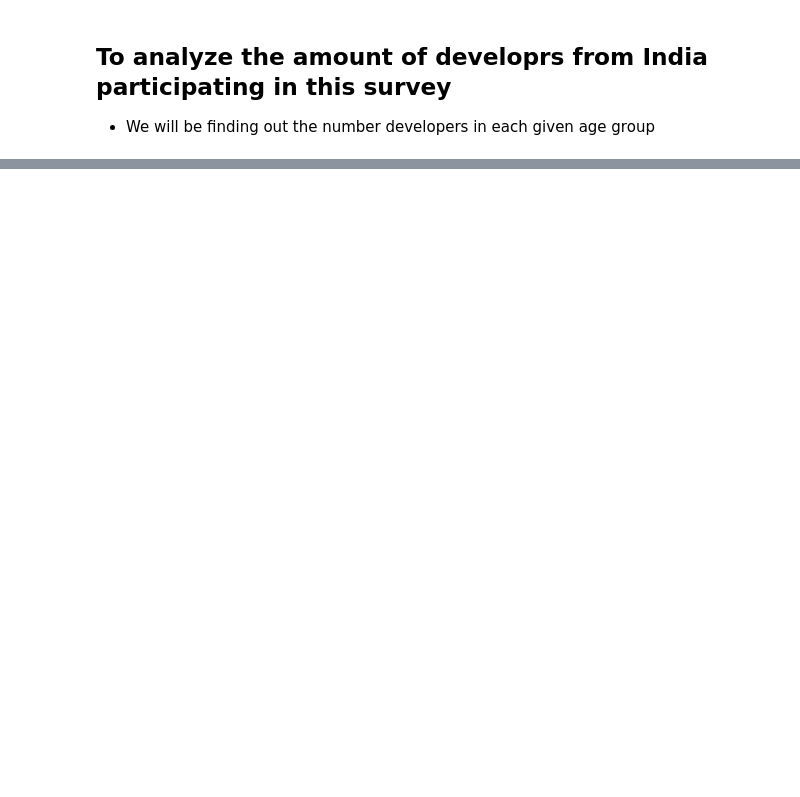
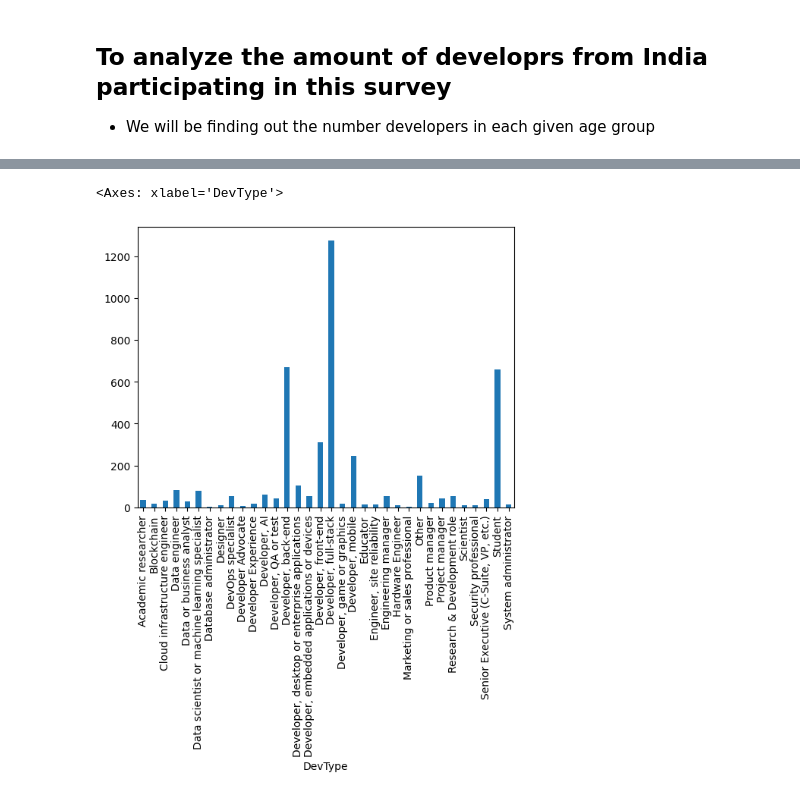
Before and after one commit to Kemphire/dav-project, a Jupyter notebook: main.ipynb, the cells around one changed output, grey strips where cells are left out. Cells and saved outputs as stored; diff of their text form; code cells hidden in the pictures; blank space fills up the shorter version.

```diff
--- a/main.ipynb
+++ b/main.ipynb
@@ -175,0 +318,7 @@ df.to_csv("/tmp/data_dav.csv")
+# %%
+df.groupby(["DevType"])["DevType"].agg("count").plot.bar()
+
+# We can see that the most of the developers in India are fullstack developers
+# %% [output]
+<Axes: xlabel='DevType'>
+[figure, added]
```
Also changed, not shown: parts of 15 cells of this notebook.
